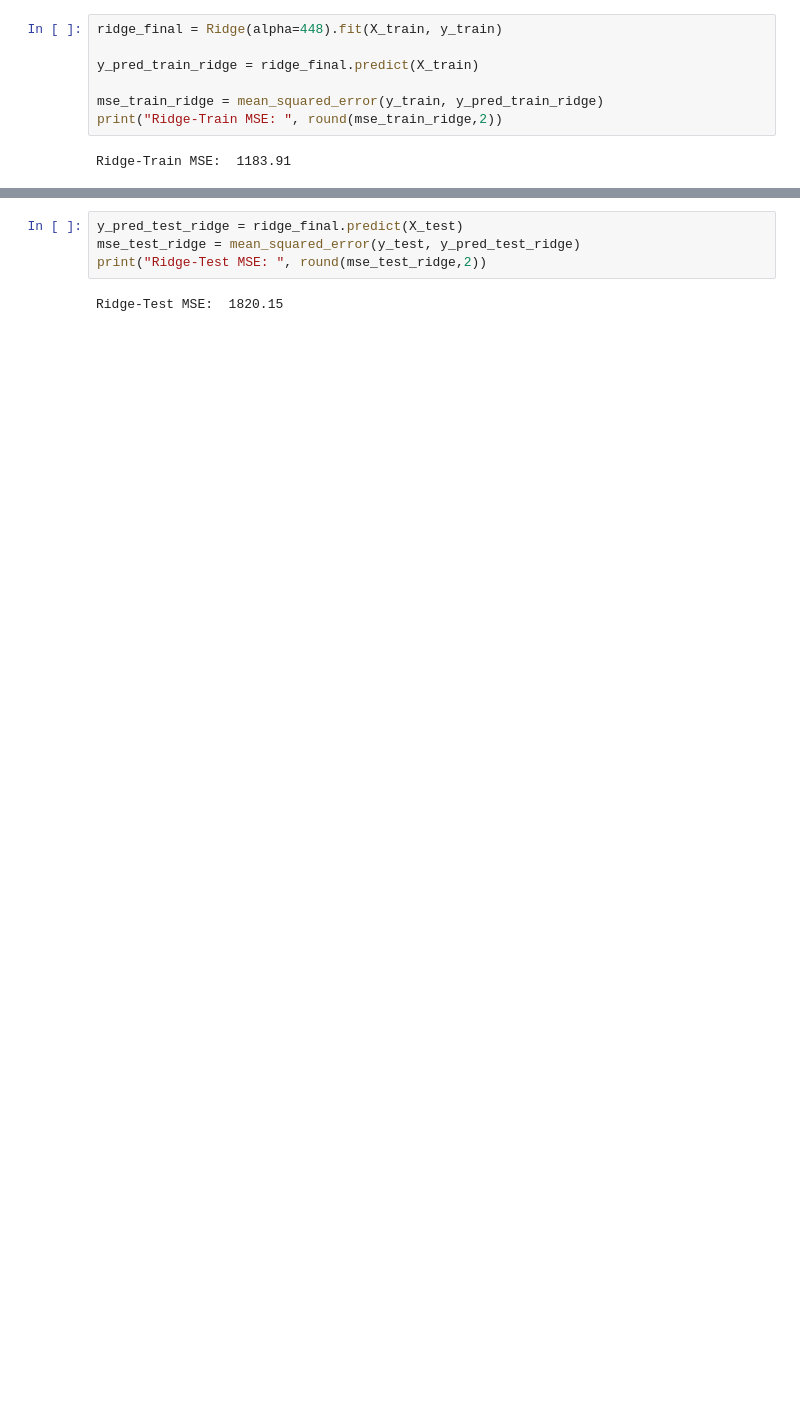
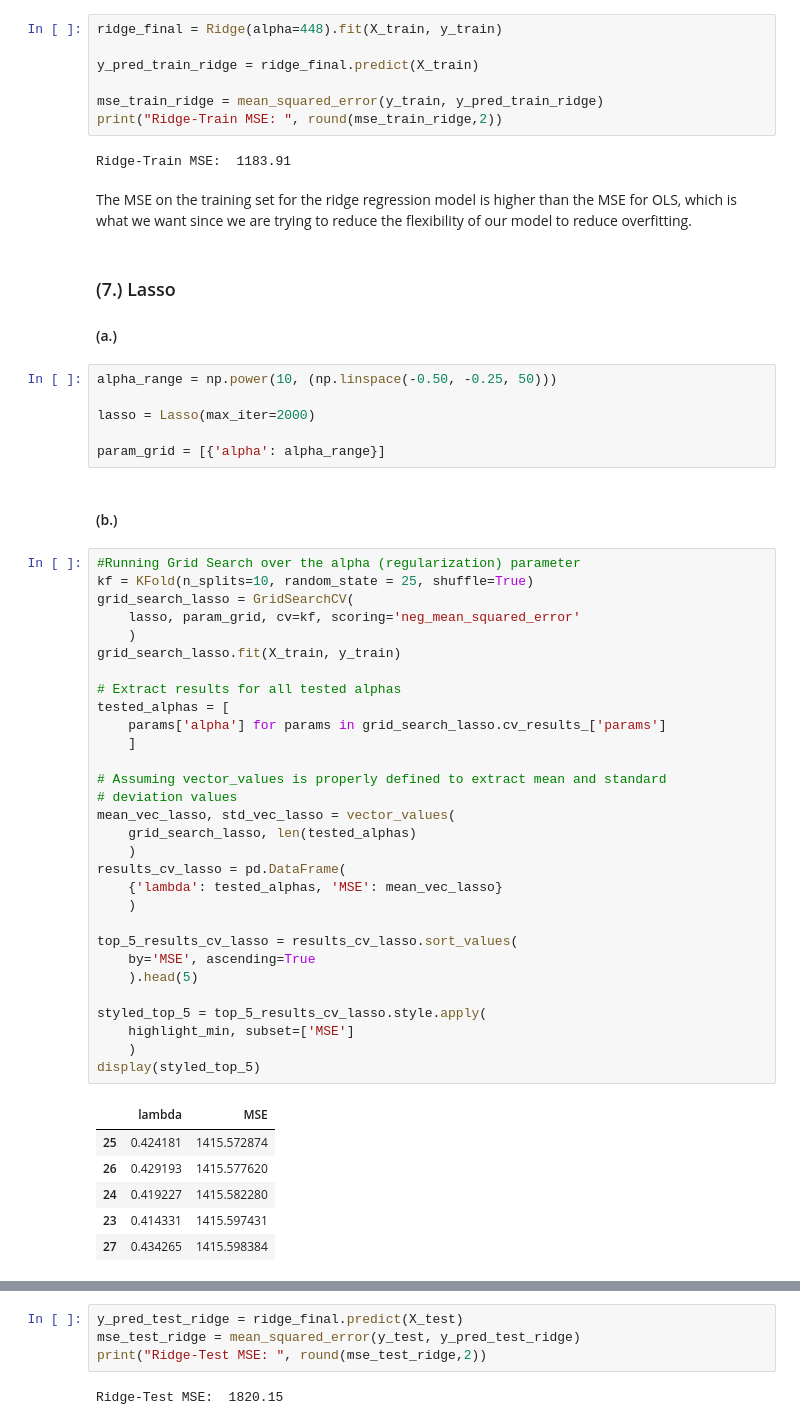
Before and after one commit to rjcampo/Machine-Learning, a Jupyter notebook: Mini Project 3/mini-project-3.ipynb, the cells around one changed output, grey strips where cells are left out. Cells and saved outputs as stored; diff of their text form; blank space fills up the shorter version.

```diff
--- a/Mini Project 3/mini-project-3.ipynb
+++ b/Mini Project 3/mini-project-3.ipynb
@@ -221,3 +240,53 @@ mse_train_ridge = mean_squared_error(y_train, y_pred_train_ridge)
 print("Ridge-Train MSE: ", round(mse_train_ridge,2))
 # %% [output]
 Ridge-Train MSE:  1183.91
+# %% [markdown]
+The MSE on the training set for the ridge regression model is higher than the MSE for OLS, which is what we want since we are trying to reduce the flexibility of our model to reduce overfitting.
+# %% [markdown]
+### (7.) Lasso
+#### (a.)
+# %%
+alpha_range = np.power(10, (np.linspace(-0.50, -0.25, 50)))
+
+lasso = Lasso(max_iter=2000)
+
+param_grid = [{'alpha': alpha_range}]
+# %% [markdown]
+#### (b.)
+# %%
+#Running Grid Search over the alpha (regularization) parameter
+kf = KFold(n_splits=10, random_state = 25, shuffle=True)
+grid_search_lasso = GridSearchCV(
+    lasso, param_grid, cv=kf, scoring='neg_mean_squared_error'
+    )
+grid_search_lasso.fit(X_train, y_train)
+
+# Extract results for all tested alphas
+tested_alphas = [
+    params['alpha'] for params in grid_search_lasso.cv_results_['params']
+    ]
+
+# Assuming vector_values is properly defined to extract mean and standard
+# deviation values
+mean_vec_lasso, std_vec_lasso = vector_values(
+    grid_search_lasso, len(tested_alphas)
+    )
+results_cv_lasso = pd.DataFrame(
+    {'lambda': tested_alphas, 'MSE': mean_vec_lasso}
+    )
+
+top_5_results_cv_lasso = results_cv_lasso.sort_values(
+    by='MSE', ascending=True
+    ).head(5)
+
+styled_top_5 = top_5_results_cv_lasso.style.apply(
+    highlight_min, subset=['MSE']
+    )
+display(styled_top_5)
+# %% [output]
+|  | lambda | MSE |
+| 25 | 0.424181 | 1415.572874 |
+| 26 | 0.429193 | 1415.577620 |
+| 24 | 0.419227 | 1415.582280 |
+| 23 | 0.414331 | 1415.597431 |
+| 27 | 0.434265 | 1415.598384 |
```
Also changed, not shown: parts of 18 cells of this notebook.
